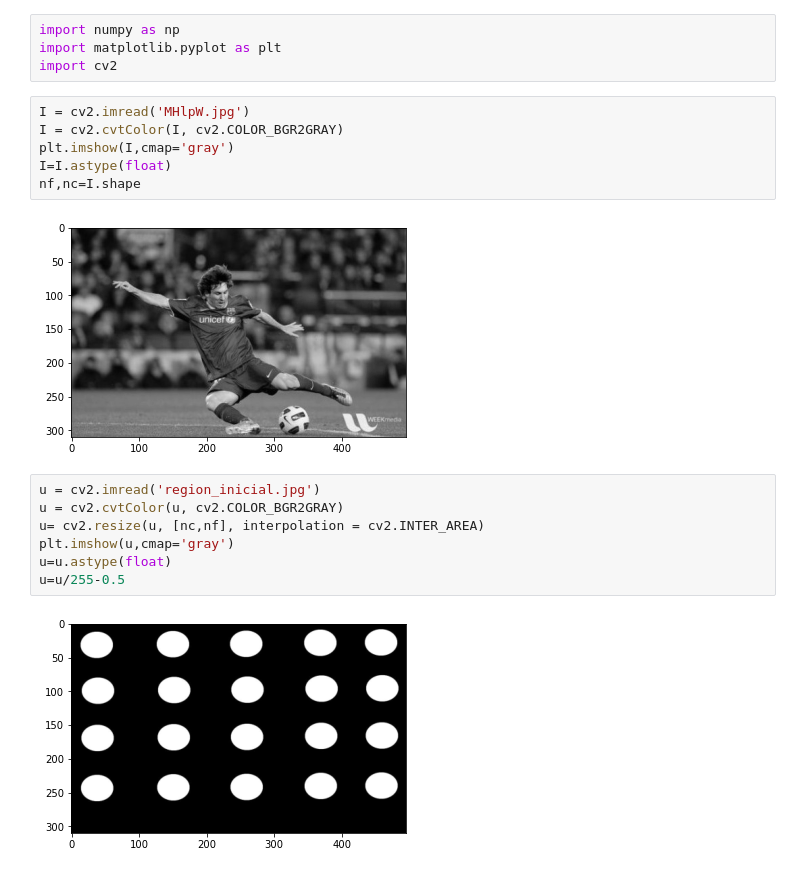
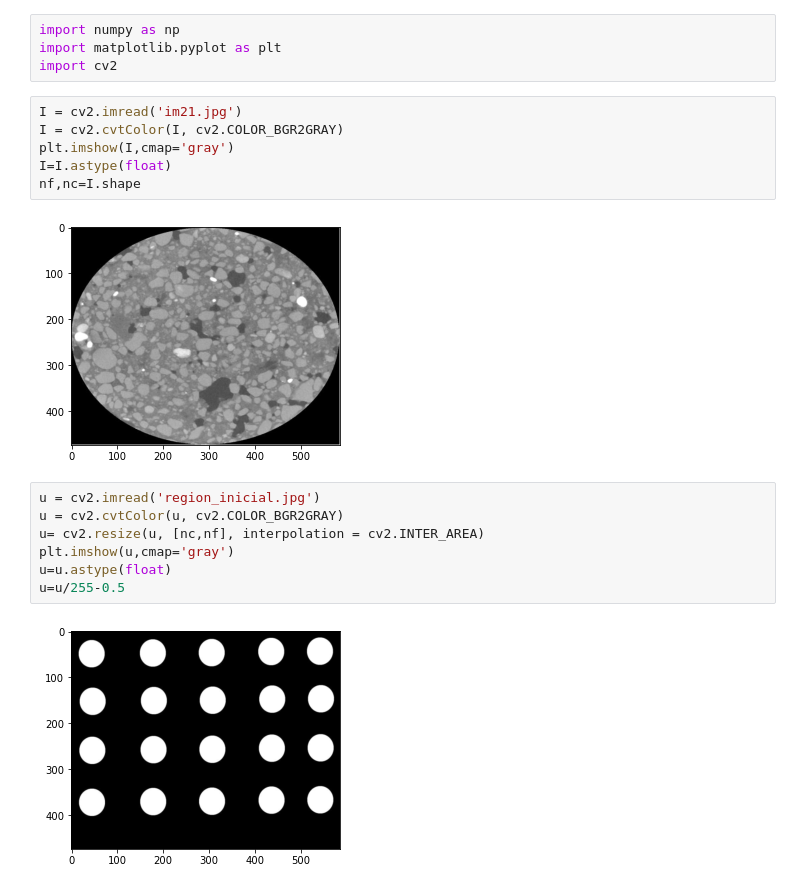
Before and after one commit to Gamalielmch/Images_processing_using_python, a Jupyter notebook: active_contour_CV.ipynb, the cells around one changed output. Drawn from its saved outputs; the diff is of its cells as text.

```diff
--- a/active_contour_CV.ipynb
+++ b/active_contour_CV.ipynb
@@ -3,13 +3,13 @@ import numpy as np
 import matplotlib.pyplot as plt
 import cv2
 # %%
-I = cv2.imread('MHlpW.jpg')
+I = cv2.imread('im21.jpg')
 I = cv2.cvtColor(I, cv2.COLOR_BGR2GRAY)
 plt.imshow(I,cmap='gray')
 I=I.astype(float)
 nf,nc=I.shape
 # %% [output]
-[figure, old version]
+[figure, new version]
 # %%
 u = cv2.imread('region_inicial.jpg')
 u = cv2.cvtColor(u, cv2.COLOR_BGR2GRAY)
@@ -18,7 +18,7 @@ plt.imshow(u,cmap='gray')
 u=u.astype(float)
 u=u/255-0.5
 # %% [output]
-[figure, old version]
+[figure, new version]
 # %%
 ep=0.1
 dt=0.5
```
Also changed, not shown: parts of 1 cell of this notebook, 5 other files.
